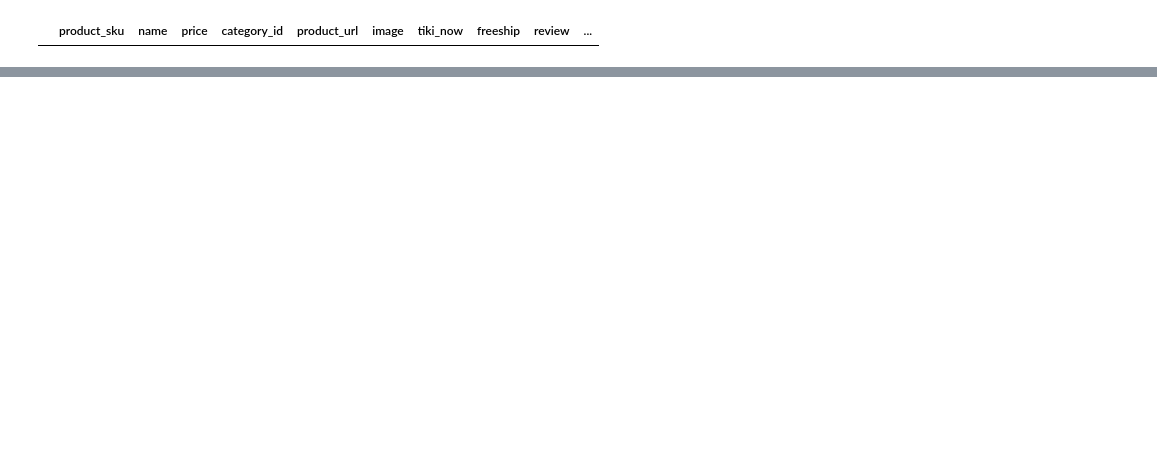
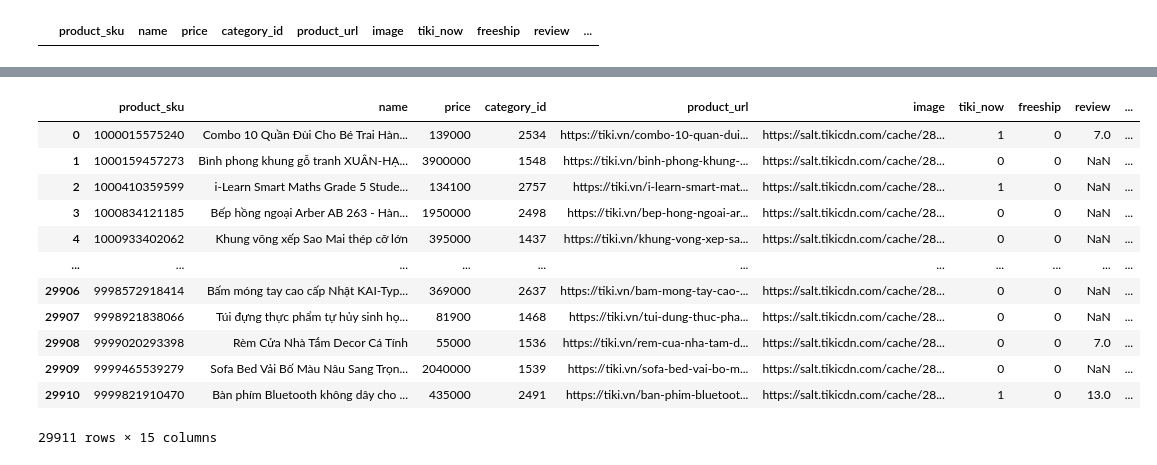
Before and after one commit to tannguyen2512/CS_week2_project_scrape_Tiki_categories_products, a Jupyter notebook: WeeklyProject_Get_Tiki_main_categories_sub_categories.ipynb, the cells around one changed output, grey strips where cells are left out. Saved outputs shown, nothing was run; the diff lists cells and outputs as text; code cells hidden in the pictures; blank space fills up the shorter version.

```diff
--- a/WeeklyProject_Get_Tiki_main_categories_sub_categories.ipynb
+++ b/WeeklyProject_Get_Tiki_main_categories_sub_categories.ipynb
@@ -680,0 +586,3 @@ And make sure to put sleep() when you crawl, otherwise you will crash very often
+# %%
+conn = sqlite3.connect('/content/gdrive/MyDrive/tiki_tan2.db')
+cur = conn.cursor()
@@ -680,0 +601,25 @@ And make sure to put sleep() when you crawl, otherwise you will crash very often
+# %%
+# tiki_tan3.db and tiki_ha.db
+select_query('''
+    SELECT *
+    FROM main.products
+
+    UNION
+
+    SELECT *
+    FROM tiki2.products
+    ''', conn)
+# %% [output]
+|  | product_sku | name | price | category_id | product_url | image | tiki_now | freeship | review | ... |
+| 0 | 1000015575240 | Combo 10 Quần Đùi Cho Bé Trai Hàn... | 139000 | 2534 | https://tiki.vn/combo-10-quan-dui... | https://salt.tikicdn.com/cache/28... | 1 | 0 | 7.0 | ... |
+| 1 | 1000159457273 | Bình phong khung gỗ tranh XUÂN-HẠ... | 3900000 | 1548 | https://tiki.vn/binh-phong-khung-... | https://salt.tikicdn.com/cache/28... | 0 | 0 | NaN | ... |
+| 2 | 1000410359599 | i-Learn Smart Maths Grade 5 Stude... | 134100 | 2757 | https://tiki.vn/i-learn-smart-mat... | https://salt.tikicdn.com/cache/28... | 1 | 0 | NaN | ... |
+| 3 | 1000834121185 | Bếp hồng ngoại Arber AB 263 - Hàn... | 1950000 | 2498 | https://tiki.vn/bep-hong-ngoai-ar... | https://salt.tikicdn.com/cache/28... | 0 | 0 | NaN | ... |
+| 4 | 1000933402062 | Khung võng xếp Sao Mai thép cỡ lớn | 395000 | 1437 | https://tiki.vn/khung-vong-xep-sa... | https://salt.tikicdn.com/cache/28... | 0 | 0 | NaN | ... |
+| ... | ... | ... | ... | ... | ... | ... | ... | ... | ... | ... |
+| 29906 | 9998572918414 | Bấm móng tay cao cấp Nhật KAI-Typ... | 369000 | 2637 | https://tiki.vn/bam-mong-tay-cao-... | https://salt.tikicdn.com/cache/28... | 0 | 0 | NaN | ... |
+| 29907 | 9998921838066 | Túi đựng thực phẩm tự hủy sinh họ... | 81900 | 1468 | https://tiki.vn/tui-dung-thuc-pha... | https://salt.tikicdn.com/cache/28... | 0 | 0 | NaN | ... |
+| 29908 | 9999020293398 | Rèm Cửa Nhà Tắm Decor Cá Tính | 55000 | 1536 | https://tiki.vn/rem-cua-nha-tam-d... | https://salt.tikicdn.com/cache/28... | 0 | 0 | 7.0 | ... |
+| 29909 | 9999465539279 | Sofa Bed Vải Bố Màu Nâu Sang Trọn... | 2040000 | 1539 | https://tiki.vn/sofa-bed-vai-bo-m... | https://salt.tikicdn.com/cache/28... | 0 | 0 | NaN | ... |
+| 29910 | 9999821910470 | Bàn phím Bluetooth không dây cho ... | 435000 | 2491 | https://tiki.vn/ban-phim-bluetoot... | https://salt.tikicdn.com/cache/28... | 1 | 0 | 13.0 | ... |
+29911 rows × 15 columns
```
Also changed, not shown: parts of 82 cells of this notebook.
